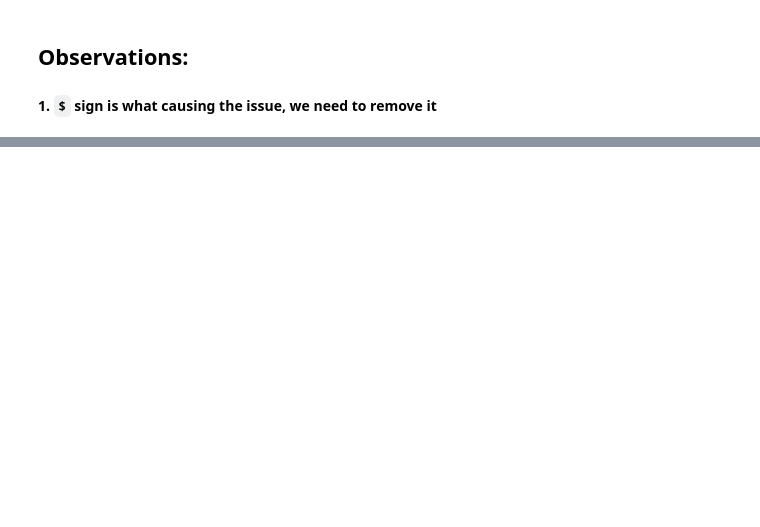
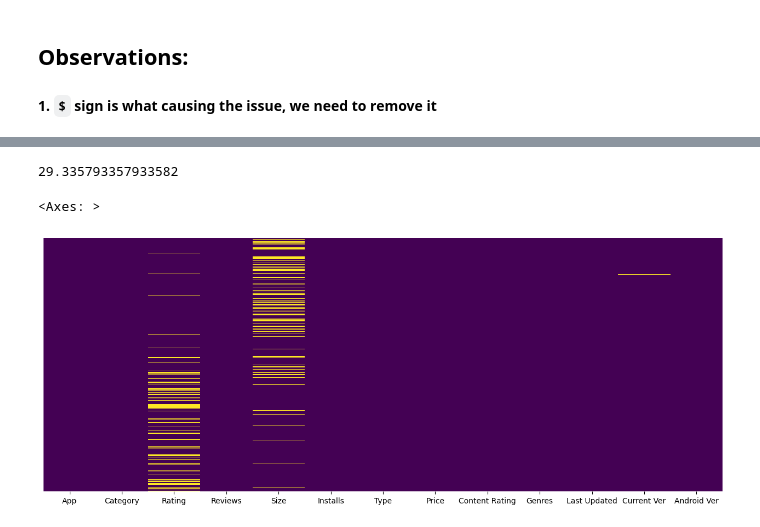
Before and after one commit to Ghazi-work/Python-Pandas, a Jupyter notebook: GoogleAppEDA.ipynb, the cells around one changed output, grey strips where cells are left out. Saved outputs shown, nothing was run; the diff lists cells and outputs as text; code cells hidden in the pictures; blank space fills up the shorter version.

```diff
--- a/GoogleAppEDA.ipynb
+++ b/GoogleAppEDA.ipynb
@@ -290,0 +327,12 @@ df['Price'] = df['Price'].astype('float64')
+# %%
+# Finding the percentage of missing values
+df.isnull().sum().sum() / len(df) * 100
+# %% [output]
+29.335793357933582
+# %%
+# Heat map to analyse the missing values
+plt.figure(figsize=(16,6))
+sns.heatmap(df.isnull(),yticklabels=False, cbar=False, cmap='viridis')
+# %% [output]
+<Axes: >
+[figure, added]
```
Also changed, not shown: parts of 13 cells of this notebook, 3 other files.
